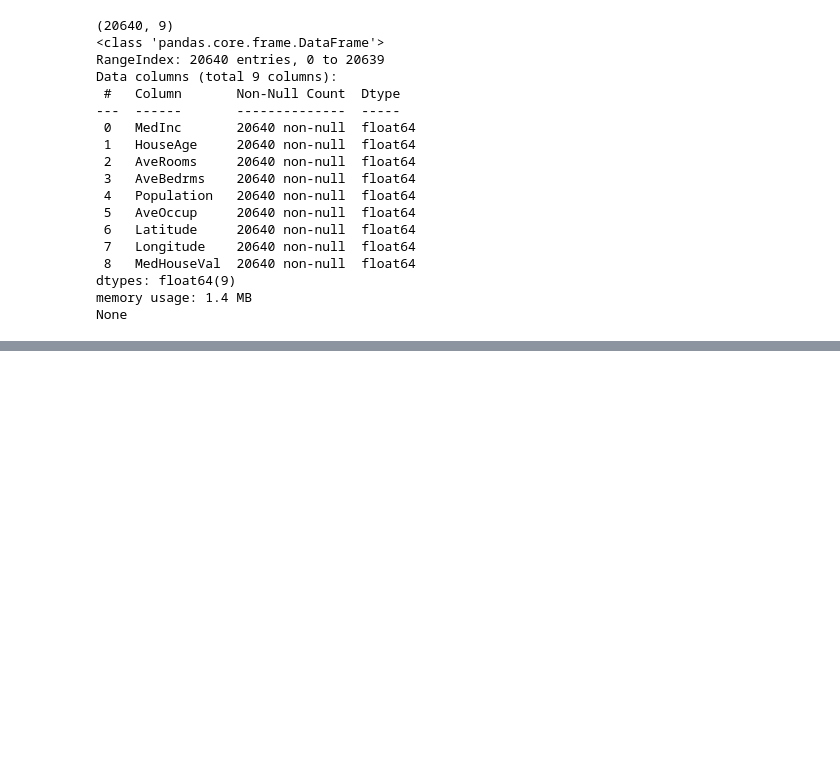
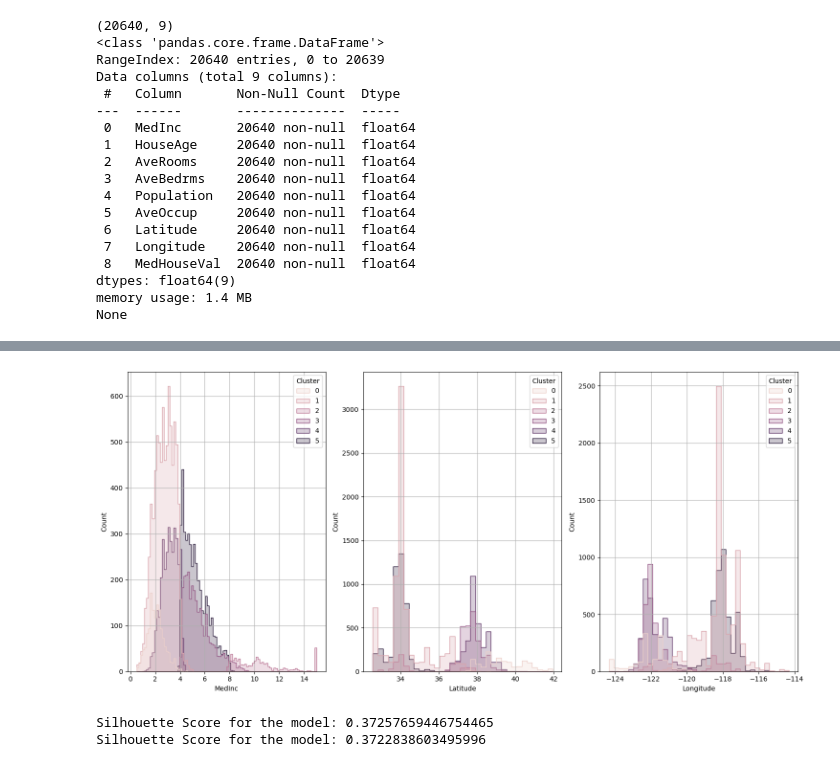
Before and after one commit to 4GeeksAcademy/K-means-project-csmb, a Jupyter notebook: src/explore.ipynb, the cells around one changed output, grey strips where cells are left out. Cells and saved outputs as stored; diff of their text form; code cells hidden in the pictures; blank space fills up the shorter version.

```diff
--- a/src/explore.ipynb
+++ b/src/explore.ipynb
@@ -126,0 +227,22 @@ y_pred = housing_model.predict(X_test)
+# %%
+## Histograms per cluster
+fig, ax = plt.subplots(1,3,figsize=(15, 7))
+sn.histplot(dfHousing_processed, x="MedInc", hue="Cluster", element="step",ax=ax[0])
+ax[0].grid()
+sn.histplot(dfHousing_processed, x="Latitude", hue="Cluster", element="step",ax=ax[1])
+ax[1].grid()
+sn.histplot(dfHousing_processed, x="Longitude", hue="Cluster", element="step",ax=ax[2])
+ax[2].grid()
+plt.tight_layout()
+plt.show()
+# %% [output]
+[figure, added]
+# %%
+# Get silhouette scores
+silhouette_avg_train = silhouette_score(X_train.drop("Cluster", axis=1), ypred_train)
+print(f'Silhouette Score for the model with train data: {silhouette_avg_train}')
+silhouette_avg_test = silhouette_score(X_test.drop("Cluster", axis=1), ypred_test)
+print(f'Silhouette Score for the model with test data: {silhouette_avg_test}')
+# %% [output]
+Silhouette Score for the model: 0.37257659446754465
+Silhouette Score for the model: 0.3722838603495996
```
Also changed, not shown: parts of 8 cells of this notebook, 2 other files.
